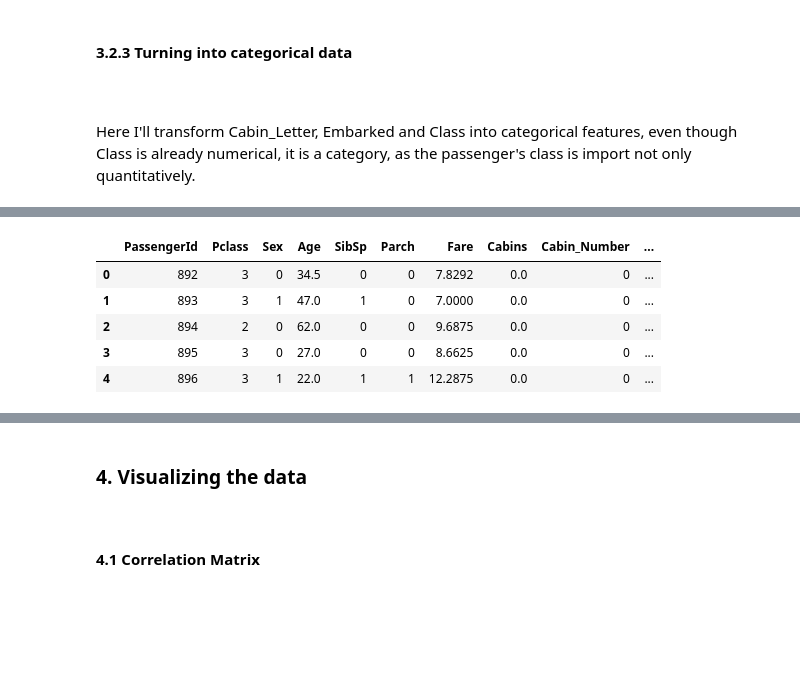
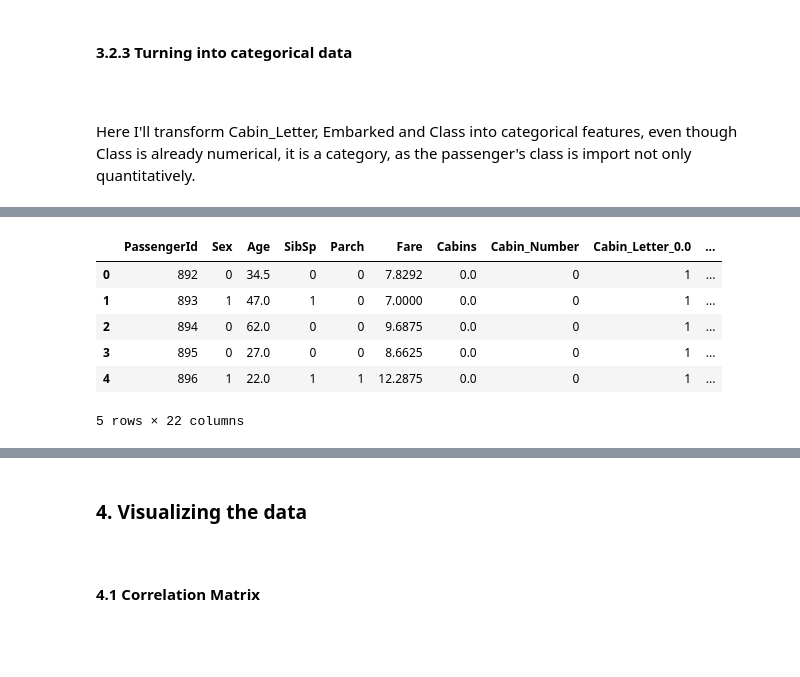
Before and after one commit to EricaFer/Titanic---Machine-Learning-from-Disaster, a Jupyter notebook: Titanic.ipynb, the cells around one changed output, grey strips where cells are left out. Saved outputs shown, nothing was run; the diff lists cells and outputs as text; code cells hidden in the pictures.

```diff
--- a/Titanic.ipynb
+++ b/Titanic.ipynb
@@ -299,25 +300,26 @@ train.head()
 # %%
 '''------TEST--------'''
 
 # Encoding the  columns
 dummies_letter = pd.get_dummies(test.Cabin_Letter, prefix = 'Cabin_Letter', prefix_sep = '_')
 dummies_embarked = pd.get_dummies(test.Embarked, prefix = 'Embarked', prefix_sep = '_')
 dummies_class = pd.get_dummies(test.Pclass, prefix = 'Class', prefix_sep = '_')
 
 # Dropping the original column ( as we do not need it anymore)
 test.drop('Cabin_Letter', axis = 1, inplace = True)
 test.drop('Embarked', axis = 1, inplace = True)
 test.drop('Pclass', axis = 1, inplace = True)
 
 # Joining the dummies to the DataFrame
-test = pd.concat([test, dummies_letter, dummies_embarked, dummies_cest], axis = 1)
+test = pd.concat([test, dummies_letter, dummies_embarked, dummies_class], axis = 1)
 
 # Checking changes
 test.head()
 # %% [output]
-|  | PassengerId | Pclass | Sex | Age | SibSp | Parch | Fare | Cabins | Cabin_Number | ... |
-| 0 | 892 | 3 | 0 | 34.5 | 0 | 0 | 7.8292 | 0.0 | 0 | ... |
-| 1 | 893 | 3 | 1 | 47.0 | 1 | 0 | 7.0000 | 0.0 | 0 | ... |
-| 2 | 894 | 2 | 0 | 62.0 | 0 | 0 | 9.6875 | 0.0 | 0 | ... |
-| 3 | 895 | 3 | 0 | 27.0 | 0 | 0 | 8.6625 | 0.0 | 0 | ... |
-| 4 | 896 | 3 | 1 | 22.0 | 1 | 1 | 12.2875 | 0.0 | 0 | ... |
+|  | PassengerId | Sex | Age | SibSp | Parch | Fare | Cabins | Cabin_Number | Cabin_Letter_0.0 | ... |
+| 0 | 892 | 0 | 34.5 | 0 | 0 | 7.8292 | 0.0 | 0 | 1 | ... |
+| 1 | 893 | 1 | 47.0 | 1 | 0 | 7.0000 | 0.0 | 0 | 1 | ... |
+| 2 | 894 | 0 | 62.0 | 0 | 0 | 9.6875 | 0.0 | 0 | 1 | ... |
+| 3 | 895 | 0 | 27.0 | 0 | 0 | 8.6625 | 0.0 | 0 | 1 | ... |
+| 4 | 896 | 1 | 22.0 | 1 | 1 | 12.2875 | 0.0 | 0 | 1 | ... |
+5 rows × 22 columns
```
Also changed, not shown: parts of 22 cells of this notebook.
